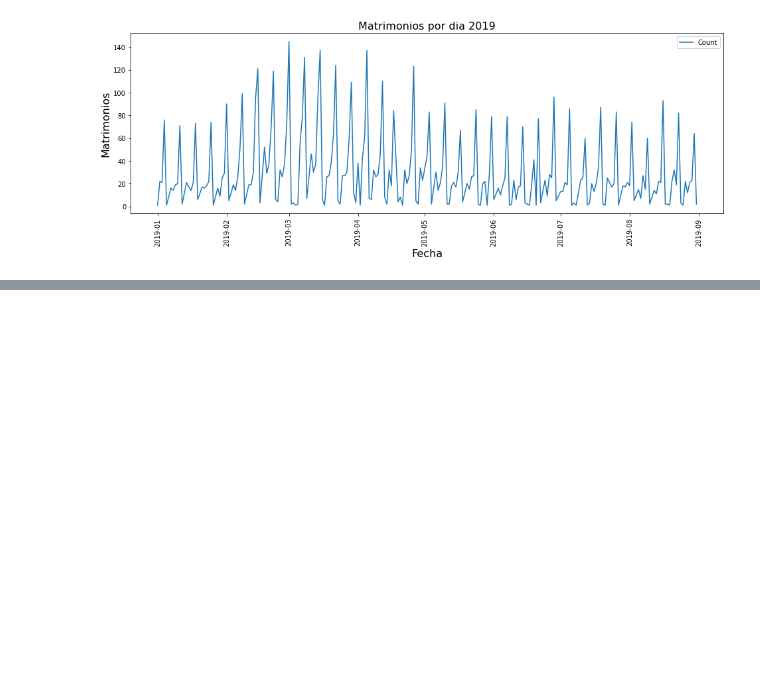
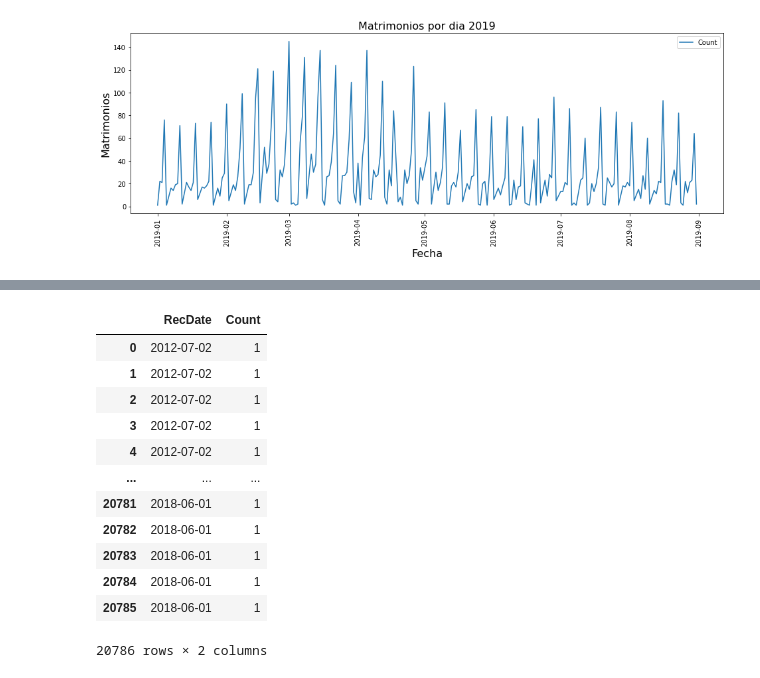
Before and after one commit to florvela/Time-Series-CEIA, a Jupyter notebook: datasets/Initial analysis.ipynb, the cells around one changed output, grey strips where cells are left out. Drawn from its saved outputs; the diff is of its cells as text; code cells hidden in the pictures; blank space fills up the shorter version.

```diff
--- a/datasets/Initial analysis.ipynb
+++ b/datasets/Initial analysis.ipynb
@@ -107,0 +129,18 @@ plt.show()
+# %%
+df['RecDate'] = pd.to_datetime(df['RecDate']).dt.date
+df["Count"] = 1
+df
+# %% [output]
+|  | RecDate | Count |
+| 0 | 2012-07-02 | 1 |
+| 1 | 2012-07-02 | 1 |
+| 2 | 2012-07-02 | 1 |
+| 3 | 2012-07-02 | 1 |
+| 4 | 2012-07-02 | 1 |
+| ... | ... | ... |
+| 20781 | 2018-06-01 | 1 |
+| 20782 | 2018-06-01 | 1 |
+| 20783 | 2018-06-01 | 1 |
+| 20784 | 2018-06-01 | 1 |
+| 20785 | 2018-06-01 | 1 |
+20786 rows × 2 columns
```
Also changed, not shown: parts of 5 cells of this notebook, 2 other files.
